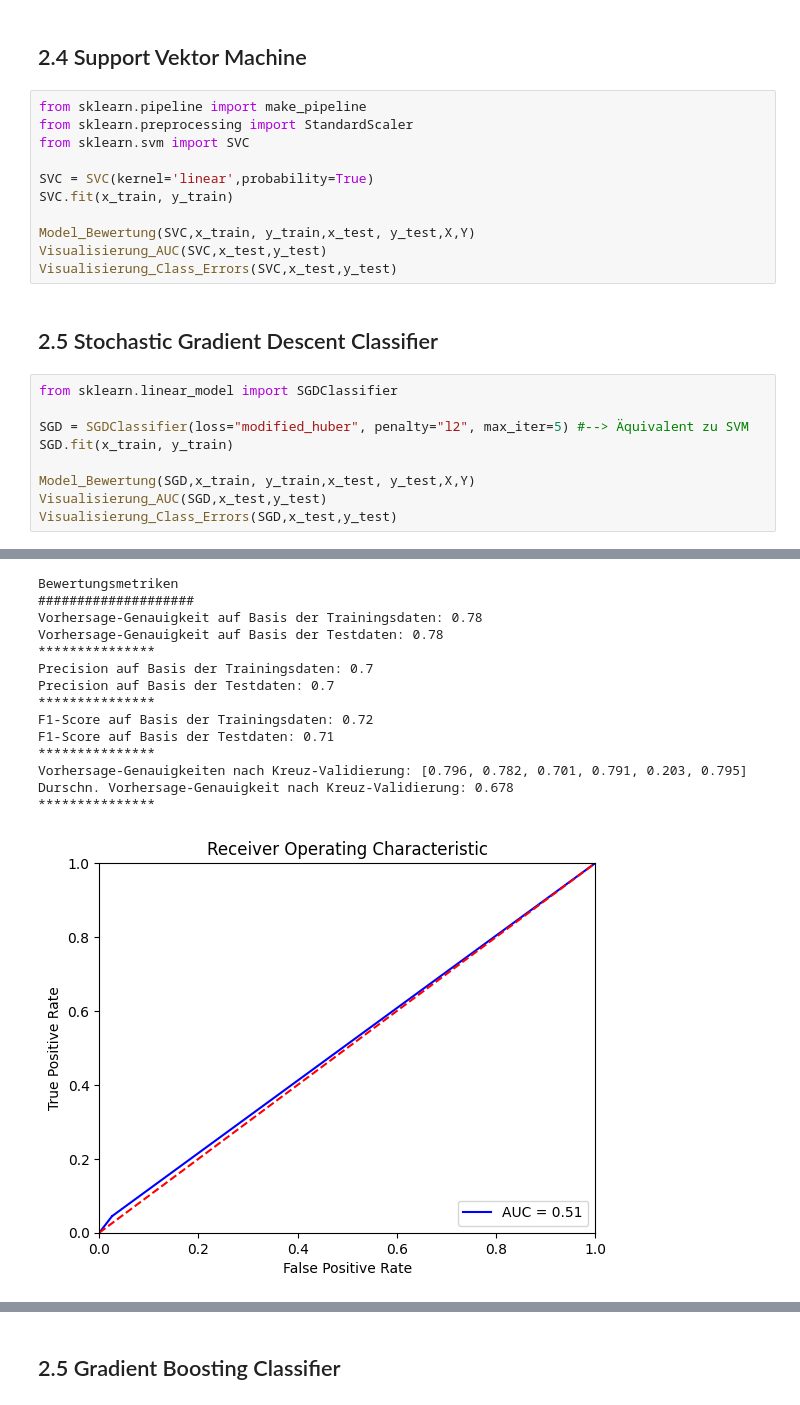
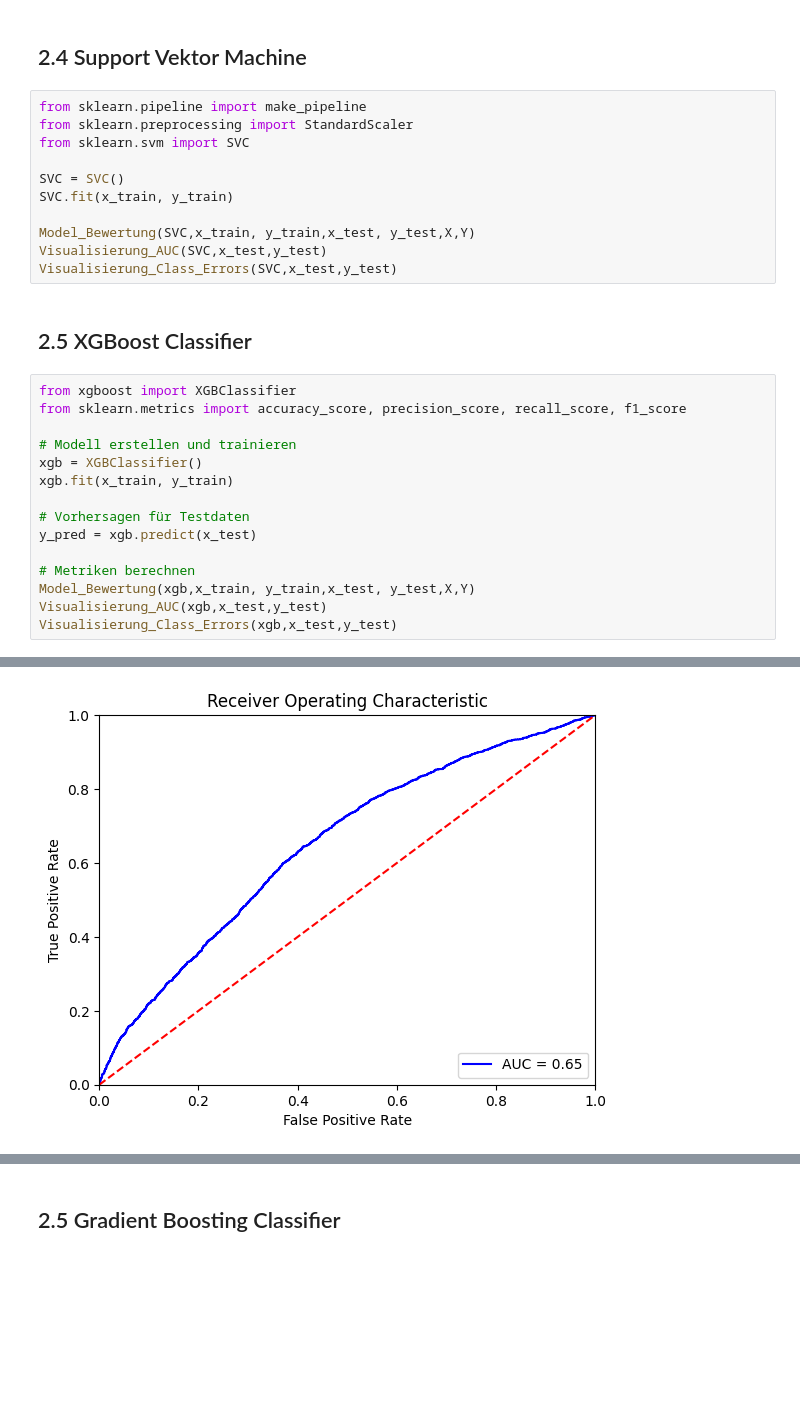
Before and after one commit to sebastianiu/Prognosemodell_Online_Kreditzahlungsverkehr, a Jupyter notebook: models/dev/model_evaluation.ipynb, the cells around one changed output, grey strips where cells are left out. Saved outputs shown, nothing was run; the diff lists cells and outputs as text; blank space fills up the shorter version.

```diff
--- a/models/dev/model_evaluation.ipynb
+++ b/models/dev/model_evaluation.ipynb
@@ -271,21 +271,27 @@ from sklearn.pipeline import make_pipeline
 from sklearn.preprocessing import StandardScaler
 from sklearn.svm import SVC
 
-SVC = SVC(kernel='linear',probability=True)
+SVC = SVC()
 SVC.fit(x_train, y_train)
 
 Model_Bewertung(SVC,x_train, y_train,x_test, y_test,X,Y)
 Visualisierung_AUC(SVC,x_test,y_test)
 Visualisierung_Class_Errors(SVC,x_test,y_test)
 # %% [markdown]
-## 2.5 Stochastic Gradient Descent Classifier
+## 2.5 XGBoost Classifier
 # %%
-from sklearn.linear_model import SGDClassifier
+from xgboost import XGBClassifier
+from sklearn.metrics import accuracy_score, precision_score, recall_score, f1_score
 
-SGD = SGDClassifier(loss="modified_huber", penalty="l2", max_iter=5) #--> Äquivalent zu SVM
-SGD.fit(x_train, y_train)
+# Modell erstellen und trainieren
+xgb = XGBClassifier()
+xgb.fit(x_train, y_train)
 
-Model_Bewertung(SGD,x_train, y_train,x_test, y_test,X,Y)
-Visualisierung_AUC(SGD,x_test,y_test)
-Visualisierung_Class_Errors(SGD,x_test,y_test)
+# Vorhersagen für Testdaten
+y_pred = xgb.predict(x_test)
+
+# Metriken berechnen
+Model_Bewertung(xgb,x_train, y_train,x_test, y_test,X,Y)
+Visualisierung_AUC(xgb,x_test,y_test)
+Visualisierung_Class_Errors(xgb,x_test,y_test)
 # %% [output]
@@ -311,18 +312,4 @@ Maximum number of iteration reached before convergence. Consider increasing max_
-Bewertungsmetriken
-####################
-Vorhersage-Genauigkeit auf Basis der Trainingsdaten: 0.78
-Vorhersage-Genauigkeit auf Basis der Testdaten: 0.78
-***************
-Precision auf Basis der Trainingsdaten: 0.7
-Precision auf Basis der Testdaten: 0.7
-***************
-F1-Score auf Basis der Trainingsdaten: 0.72
-F1-Score auf Basis der Testdaten: 0.71
-***************
-Vorhersage-Genauigkeiten nach Kreuz-Validierung: [0.796, 0.782, 0.701, 0.791, 0.203, 0.795]
-Durschn. Vorhersage-Genauigkeit nach Kreuz-Validierung: 0.678
-***************
-[figure, old version]
+[figure, new version]
 [interactive output not drawn]
 # %% [markdown]
 ## 2.5 Gradient Boosting Classifier
```
Also changed, not shown: parts of 1 cell of this notebook.
